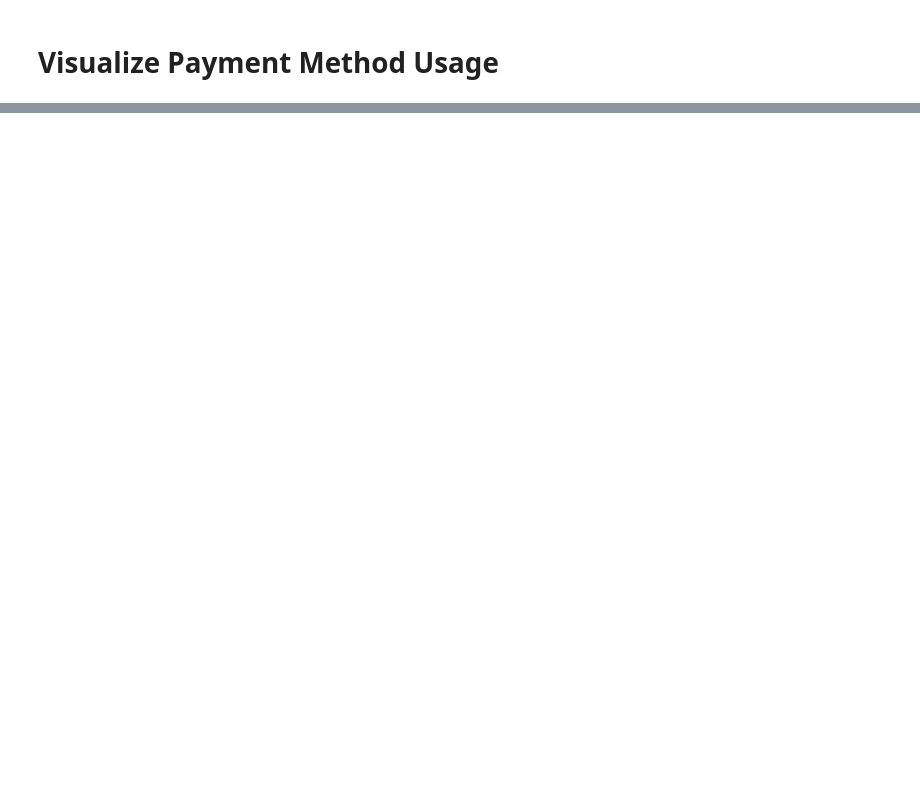
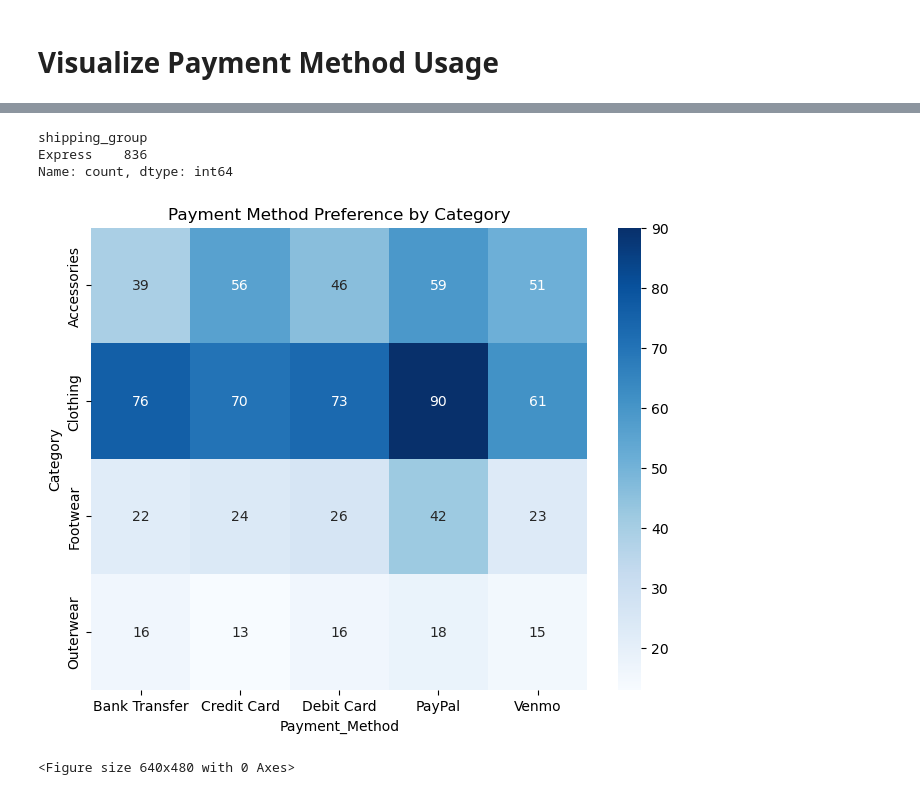
Before and after one commit to stephytony/shopping_trend_analyzer, a Jupyter notebook: payment_analyzer.ipynb, the cells around one changed output, grey strips where cells are left out. Drawn from its saved outputs; the diff is of its cells as text; code cells hidden in the pictures; blank space fills up the shorter version.

```diff
--- a/payment_analyzer.ipynb
+++ b/payment_analyzer.ipynb
@@ -95,0 +197,23 @@ plt.show()
+# %%
+express_winter_spring_df = winter_spring_df[winter_spring_df["shipping_group"] == "Express"]
+payment_exp_season_counts = express_winter_spring_df['shipping_group'].value_counts()
+print(payment_exp_season_counts)
+# %% [output]
+shipping_group
+Express    836
+Name: count, dtype: int64
+# %%
+item_payment = (
+    express_winter_spring_df.groupby(["Category", "Payment_Method"])
+      .size()
+      .unstack()
+)
+
+plt.figure(figsize=(8,6))
+sns.heatmap(item_payment, annot=True, fmt="d", cmap="Blues")
+plt.title("Payment Method Preference by Category")
+plt.show()
+plt.savefig('./images/category_heatmap.png')
+# %% [output]
+[figure, added]
+<Figure size 640x480 with 0 Axes>
```
Also changed, not shown: parts of 17 cells of this notebook, 7 other files.
